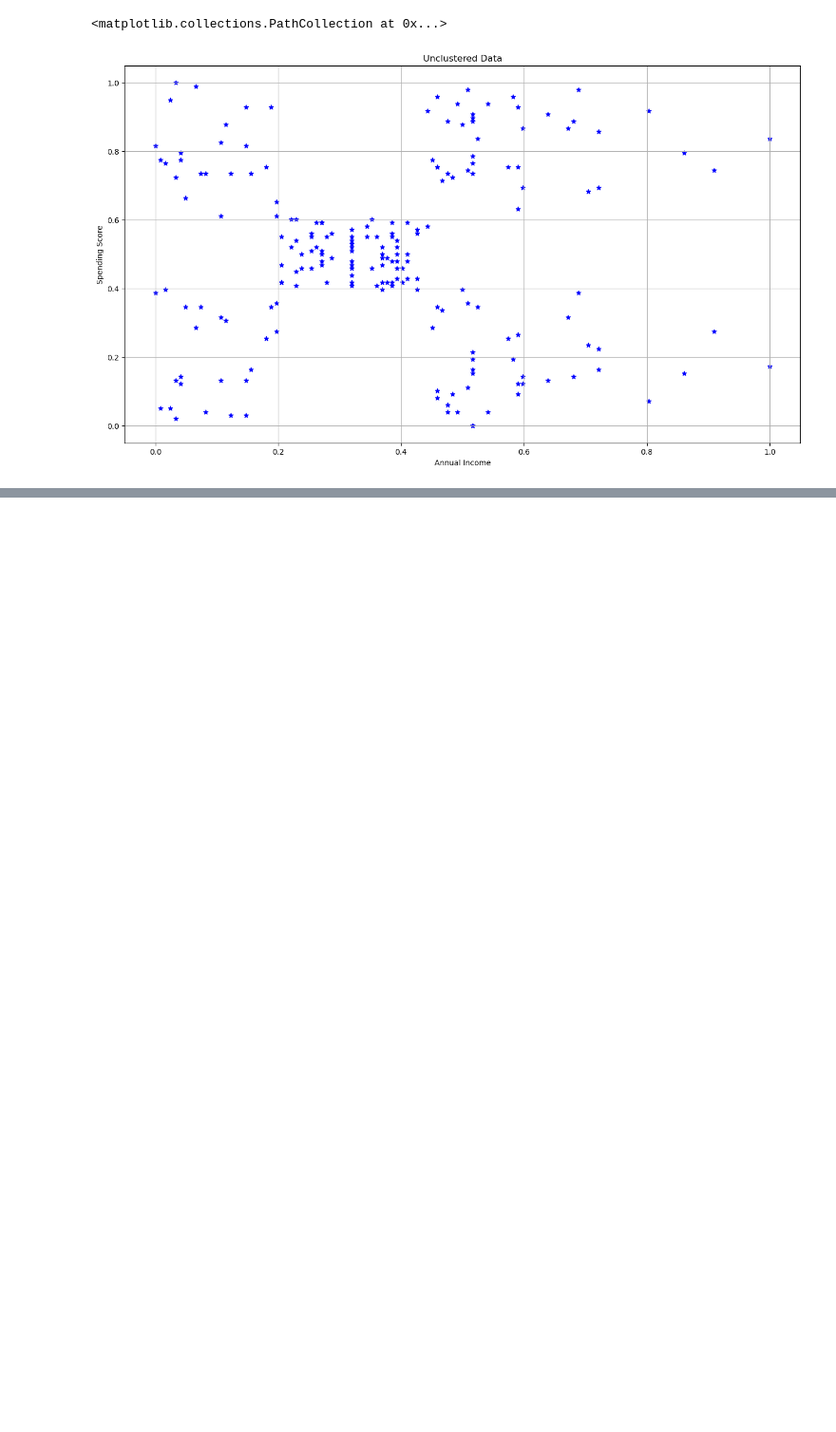
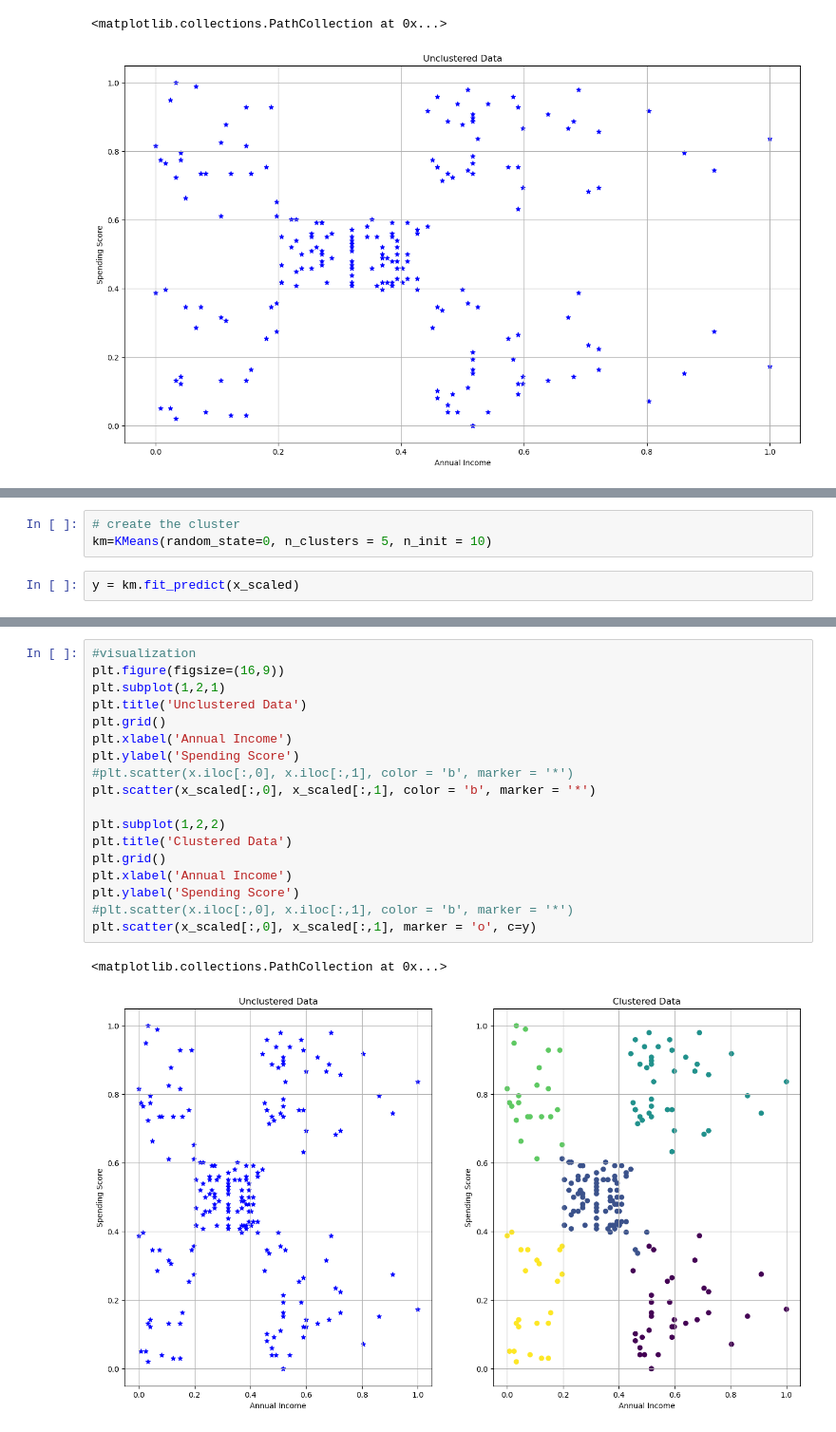
Before and after one commit to naresh1192/CDAC-AI_ML_Courese_Basic_Python_Understanding, a Jupyter notebook: 47 unsupervised learning k-means.ipynb, the cells around one changed output, grey strips where cells are left out. Shown at 95% size. Drawn from its saved outputs; the diff is of its cells as text; blank space fills up the shorter version.

```diff
--- a/47 unsupervised learning k-means.ipynb
+++ b/47 unsupervised learning k-means.ipynb
@@ -65,0 +186,5 @@ plt.scatter(x_scaled[:,0], x_scaled[:,1], color = 'b', marker = '*')
+# %%
+# create the cluster
+km=KMeans(random_state=0, n_clusters = 5, n_init = 10)
+# %%
+y = km.fit_predict(x_scaled)
@@ -65,0 +217,21 @@ plt.scatter(x_scaled[:,0], x_scaled[:,1], color = 'b', marker = '*')
+# %%
+#visualization
+plt.figure(figsize=(16,9))
+plt.subplot(1,2,1)
+plt.title('Unclustered Data')
+plt.grid()
+plt.xlabel('Annual Income')
+plt.ylabel('Spending Score')
+#plt.scatter(x.iloc[:,0], x.iloc[:,1], color = 'b', marker = '*')
+plt.scatter(x_scaled[:,0], x_scaled[:,1], color = 'b', marker = '*')
+
+plt.subplot(1,2,2)
+plt.title('Clustered Data')
+plt.grid()
+plt.xlabel('Annual Income')
+plt.ylabel('Spending Score')
+#plt.scatter(x.iloc[:,0], x.iloc[:,1], color = 'b', marker = '*')
+plt.scatter(x_scaled[:,0], x_scaled[:,1], marker = 'o', c=y)
+# %% [output]
+<matplotlib.collections.PathCollection at 0x...>
+[figure, added]
```
Also changed, not shown: parts of 29 cells of this notebook.
